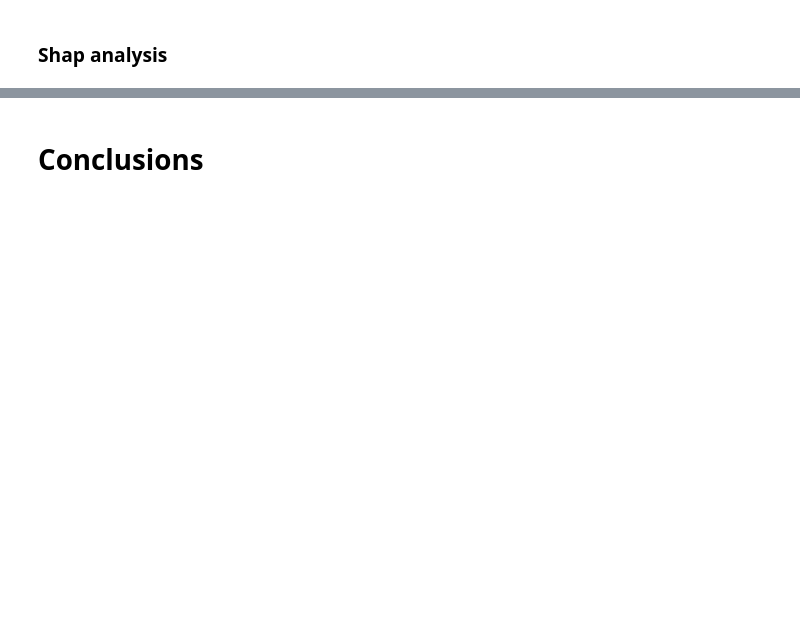
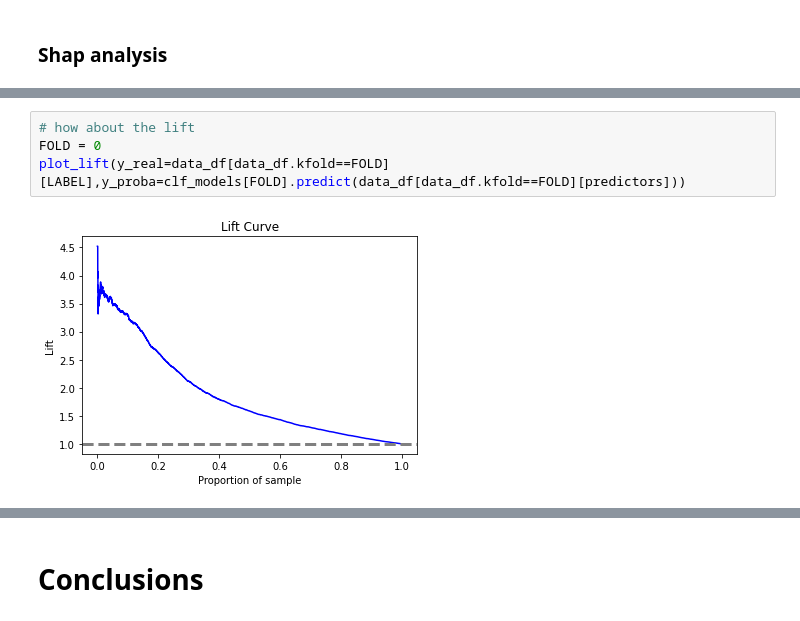
Before and after one commit to Guillin/credit_card, a Jupyter notebook: train_models.ipynb, the cells around one changed output, grey strips where cells are left out. Drawn from its saved outputs; the diff is of its cells as text; blank space fills up the shorter version.

```diff
--- a/train_models.ipynb
+++ b/train_models.ipynb
@@ -758,0 +855,6 @@ shap.summary_plot(shap_values[0], X_val)
+# %%
+# how about the lift
+FOLD = 0
+plot_lift(y_real=data_df[data_df.kfold==FOLD][LABEL],y_proba=clf_models[FOLD].predict(data_df[data_df.kfold==FOLD][predictors]))
+# %% [output]
+[figure, added]
```
Also changed, not shown: parts of 17 cells of this notebook.
